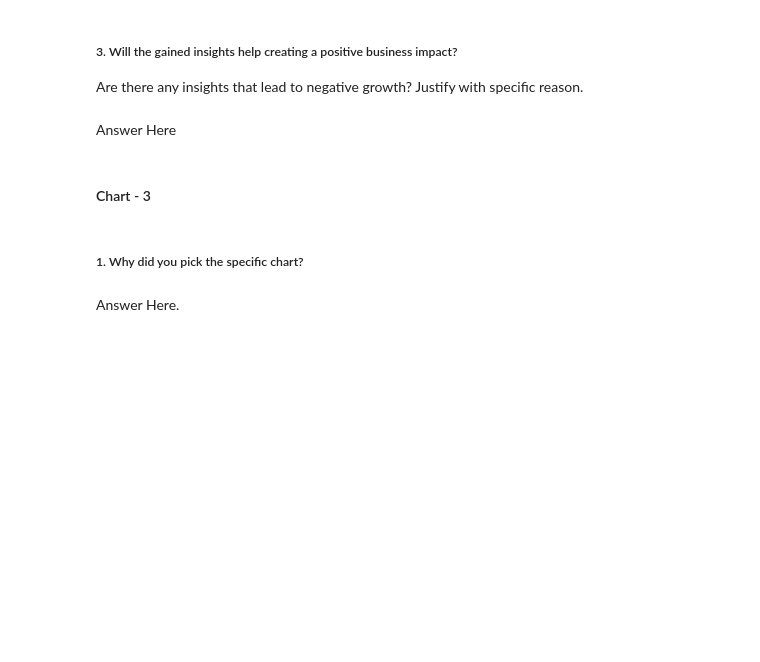
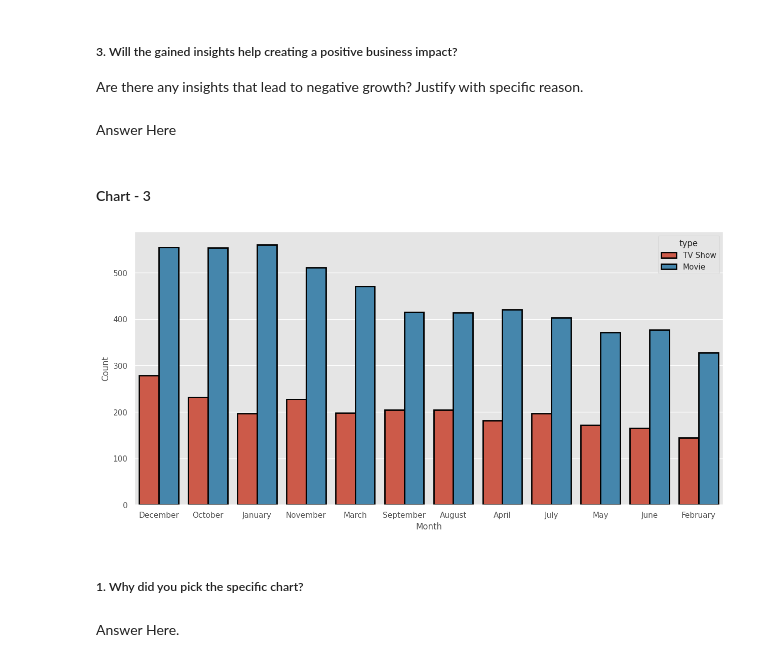
Before and after one commit to amol004/NETFLIX-MOVIES-AND-TV-SHOWS-CLUSTERING, a Jupyter notebook: NETFLIX_MOVIES_AND_TV_SHOWS_CLUSTERING.ipynb, the cells around one changed output. Cells and saved outputs as stored; diff of their text form; code cells hidden in the pictures; blank space fills up the shorter version.

```diff
--- a/NETFLIX_MOVIES_AND_TV_SHOWS_CLUSTERING.ipynb
+++ b/NETFLIX_MOVIES_AND_TV_SHOWS_CLUSTERING.ipynb
@@ -428,3 +424,13 @@ Answer Here
+# %%
+# Chart - 3 visualization code
+# Plotting the Countplot
+plt.figure(figsize=(15,7))
+sns.countplot(data = df,x ='month_name', hue='type',lw=2, ec='black',order = df['month_name'].value_counts().index)
+plt.xlabel("Month")
+plt.ylabel("Count")
+plt.show()
+# %% [output]
+[figure, added]
 # %% [markdown]
 ##### 1. Why did you pick the specific chart?
 # %% [markdown]
```
Also changed, not shown: parts of 2 cells of this notebook.
